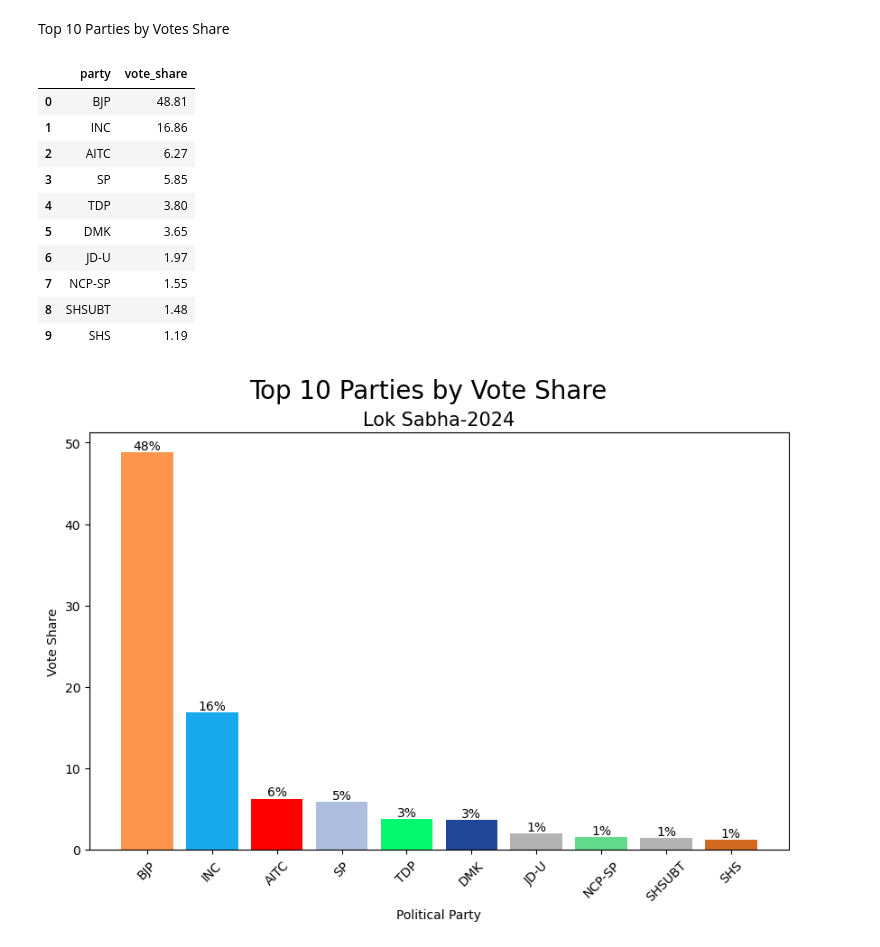
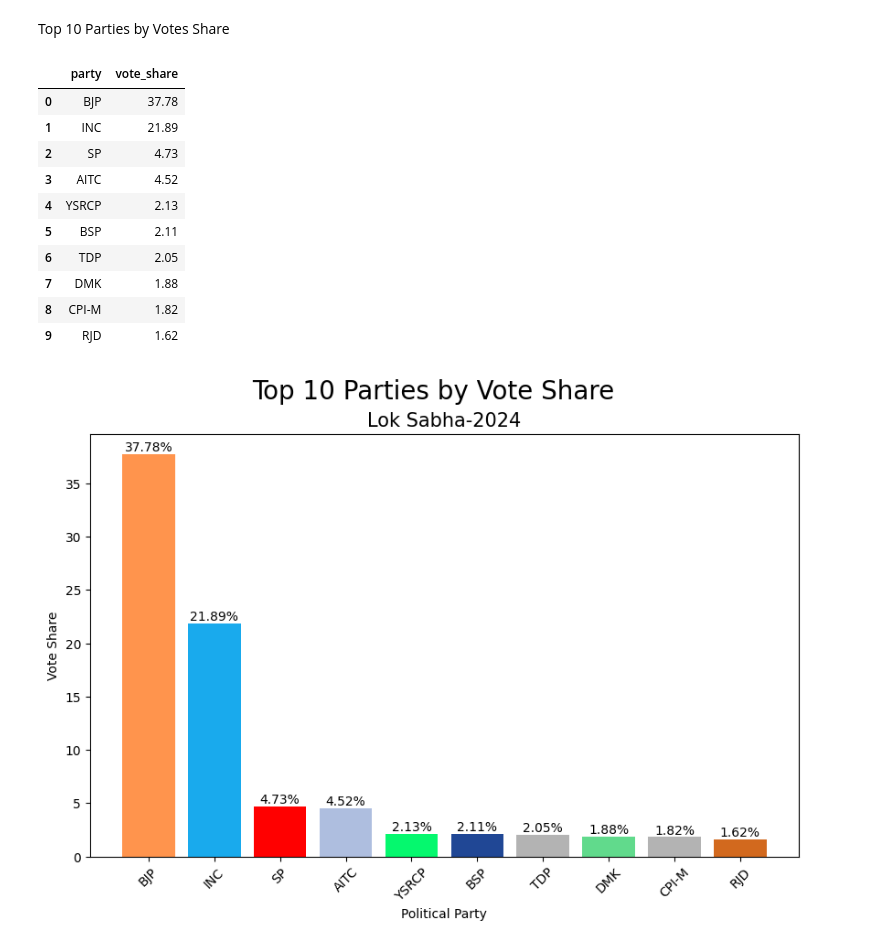
Before and after one commit to saisantoshv3/2024_loksabha_elections, a Jupyter notebook: script/data.ipynb, the cells around one changed output. Saved outputs shown, nothing was run; the diff lists cells and outputs as text; code cells hidden in the pictures.

Commit message:
recalculated vote share

```diff
--- a/script/data.ipynb
+++ b/script/data.ipynb
@@ -39,8 +39,8 @@ Top 10 Parites by Seats won
 # %%
 #Define labels and colors from ECI (https://results.eci.gov.in/PcResultGenJune2024/index.htm)
 
-labels = ['BJP','INC','SP','AITC','DMK','TDP','JD(U)','SHSUBT','NCPSP','SHS','Others']
-colors = ['#ff944d','#19AAED','#ff0000','#aebedf','#05F86E','#204795','#39AC57','#61DA8C','#457A8B','#D2691E','#b3b3b3']
+labels = ['BJP','INC','SP','AITC','DMK','TDP','JD(U)','SHSUBT','NCPSP','SHS','YSRCP','BSP','CPI-M','RJD']
+colors = ['#ff944d','#19AAED','#ff0000','#aebedf','#05F86E','#204795','#39AC57','#61DA8C','#457A8B','#D2691E','#eb3734','#000078','#FF1D15','#D6901B']
 
 # Map the colors to the parties
 party_colors = {label: color for label, color in zip(labels, colors)}
@@ -73,7 +73,9 @@ plt.show()
 Top 10 Parties by Votes Share
 # %%
 
-vote_share_df = winners_df.groupby('short_form')['total_votes'].sum()
+vote_share_df=df[df['party_name'] != 'Independent'].groupby('short_form')['total_votes'].sum()
+
+#vote_share_df = df.groupby('short_form')['total_votes'].sum()
 
 
 vote_share_df=vote_share_df.rename('vote_share')
@@ -90,34 +92,34 @@ vote_share_df=vote_share_df.sort_values(by=['vote_share'],ascending=False,ignore
 vote_share_df
 # %% [output]
 |  | party | vote_share |
-| 0 | BJP | 48.81 |
-| 1 | INC | 16.86 |
-| 2 | AITC | 6.27 |
-| 3 | SP | 5.85 |
-| 4 | TDP | 3.80 |
-| 5 | DMK | 3.65 |
-| 6 | JD-U | 1.97 |
-| 7 | NCP-SP | 1.55 |
-| 8 | SHSUBT | 1.48 |
-| 9 | SHS | 1.19 |
+| 0 | BJP | 37.78 |
+| 1 | INC | 21.89 |
+| 2 | SP | 4.73 |
+| 3 | AITC | 4.52 |
+| 4 | YSRCP | 2.13 |
+| 5 | BSP | 2.11 |
+| 6 | TDP | 2.05 |
+| 7 | DMK | 1.88 |
+| 8 | CPI-M | 1.82 |
+| 9 | RJD | 1.62 |
 # %%
 plt.figure(figsize=(10, 6))
 bars = plt.bar(vote_share_df['party'], vote_share_df['vote_share'], color=top_ten_colors)
 
 # Add labels on top of the bars
 for bar, color in zip(bars, top_ten_colors):
     yval = bar.get_height()
-    plt.text(bar.get_x() + bar.get_width() / 2.0, yval, f"{int(yval)}%", va='bottom', ha='center', color='black')  # Add % suffix
+    plt.text(bar.get_x() + bar.get_width() / 2.0, yval, f"{float(yval)}%", va='bottom', ha='center', color='black')  # Add % suffix
 
 plt.xlabel('Political Party')
 plt.ylabel('Vote Share')
 plt.suptitle('Top 10 Parties by Vote Share',fontsize=20)
 plt.title('Lok Sabha-2024',fontsize=15)
 plt.xticks(rotation=45)
 
 plt.savefig('/Users/apple/Desktop/projects/2024_loksabha_elections/images/top_ten_voteshare.png')
 
 
 plt.show()
 # %% [output]
-[figure, old version]
+[figure, new version]
```
Also changed, not shown: 1 other file.
